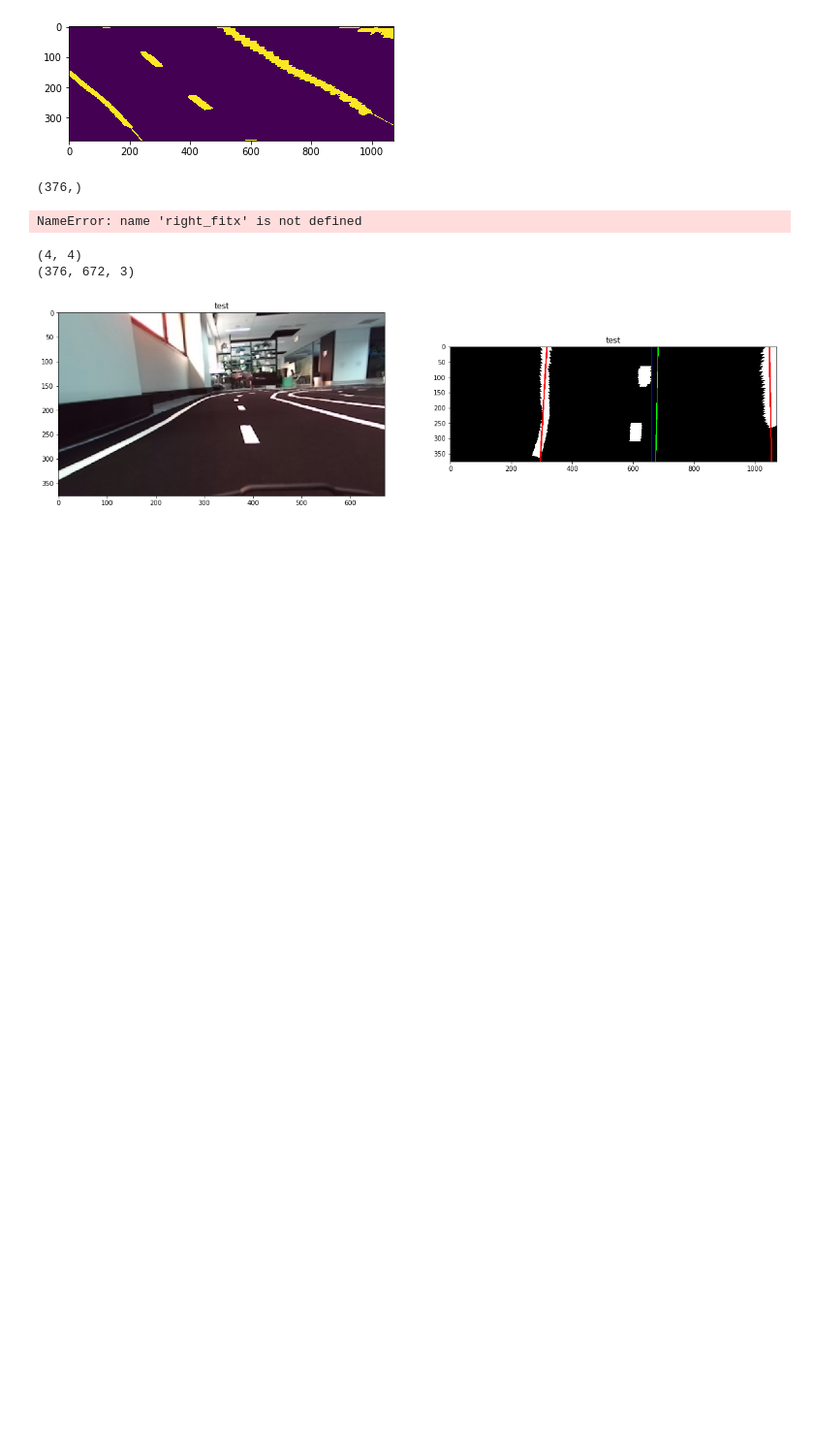
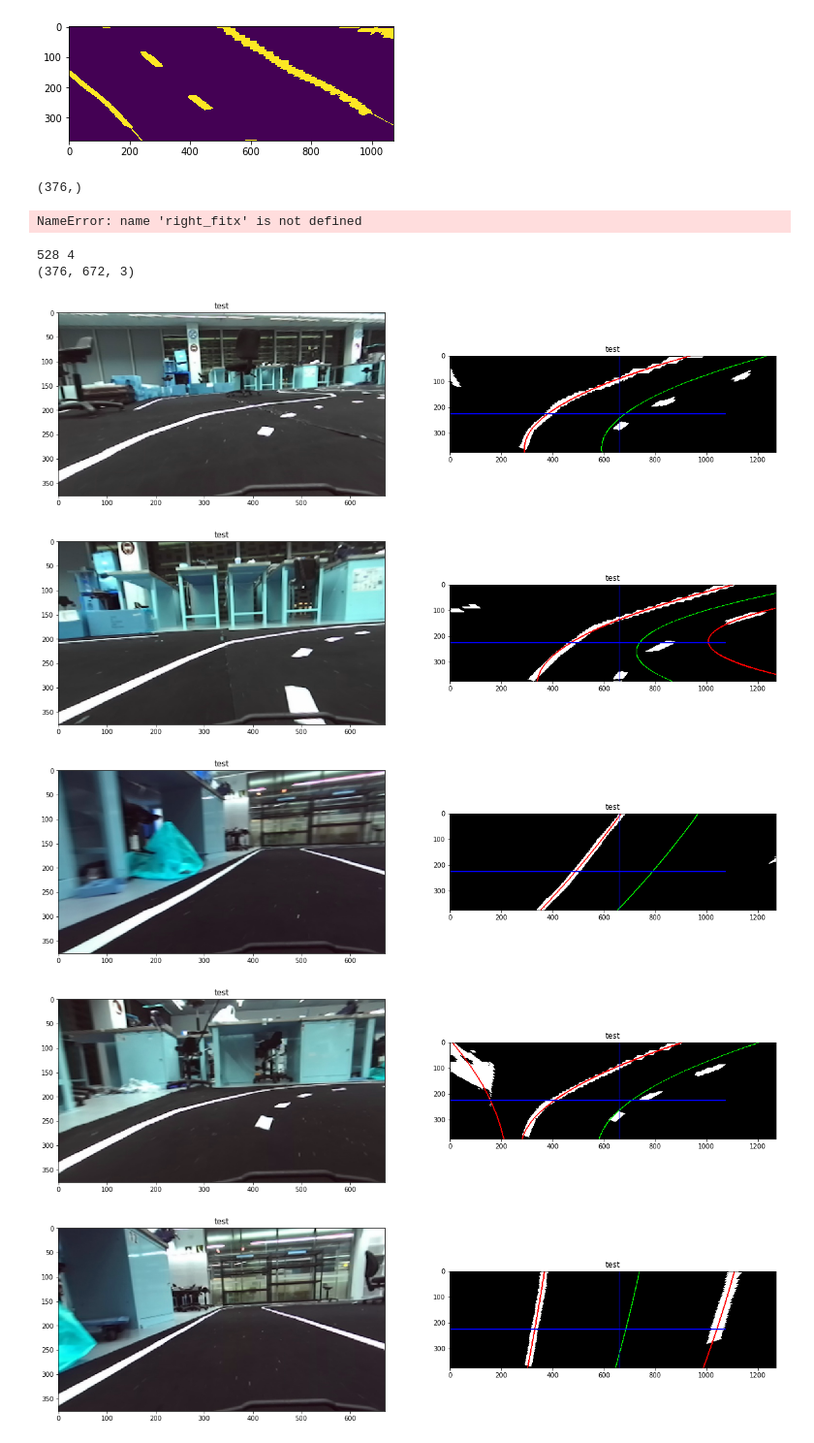
Before and after one commit to wallarug/startcon2017-mit, a Jupyter notebook: notebooks/opencv.ipynb, the cells around one changed output. Shown at 97% size. Cells and saved outputs as stored; diff of their text form; code cells hidden in the pictures; blank space fills up the shorter version.

```diff
--- a/notebooks/opencv.ipynb
+++ b/notebooks/opencv.ipynb
@@ -335,7 +335,7 @@ def plot_images(title, image1, image2=None):
         plt.title(title)
         plt.imshow(image2)
 
-image_files = glob.glob('./zed/whitelines/*left.jpg')
+image_files = glob.glob('./zed/left/*.jpg')
 image_files.sort()
 left_images = []
 for fname in image_files:
@@ -352,16 +352,19 @@ for fname in image_files:
 print(len(left_images), len(right_images))
 print(left_images[0].shape)
 # %% [output]
-(4, 4)
+528 4
 (376, 672, 3)
 # %%
-index = 3
-
 detector = LaneDetector()
 
-lines, debug_image = detector.process_images(left_images[index])
+for i in range(50, 60):
+    lines, debug_image = detector.process_images(left_images[i])
 
-plot_images("test", left_images[index], debug_image)
+    plot_images("test", left_images[i], debug_image)
 # left_y, right_y, x_axis = detector.get_lanes()
 # %% [output]
-[figure, old version]
+[figure, new version]
+[figure, added]
+[figure, added]
+[figure, added]
+[figure, added]
```
Also changed, not shown: parts of 3 cells of this notebook, 1 other file.
